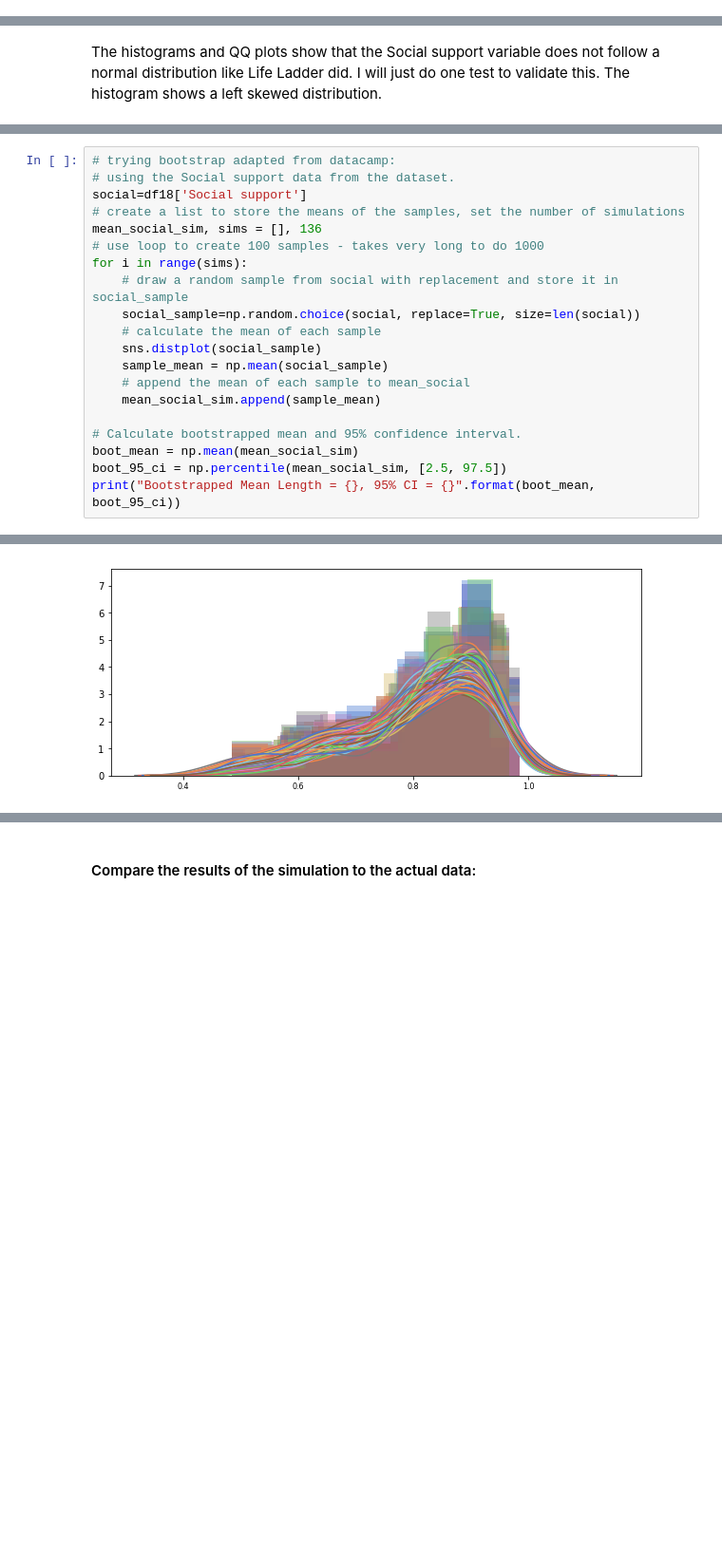
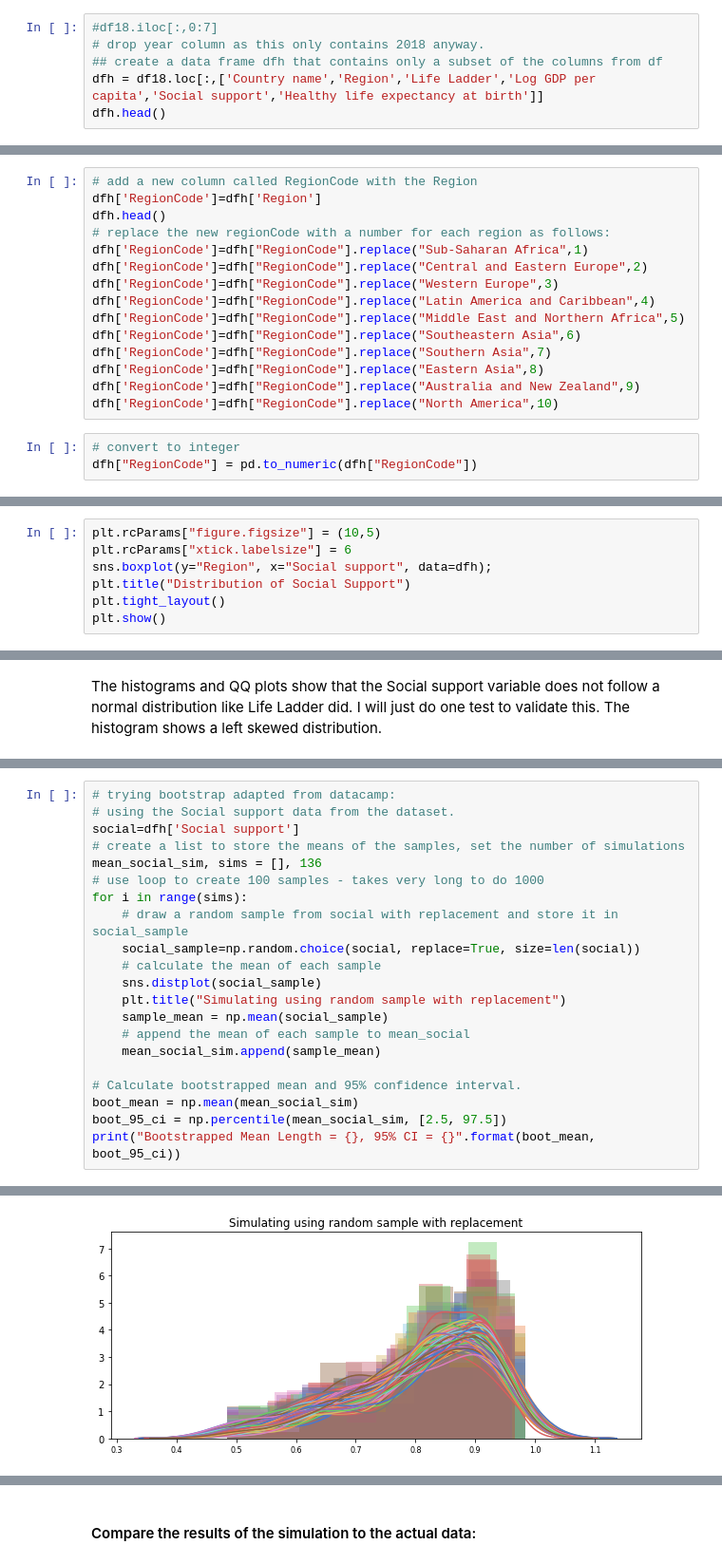
Before and after one commit to angela1C/Programming-for-Data-Analysis-Simulation-Project-2019, a Jupyter notebook: HappySimulate.ipynb, the cells around one changed output, grey strips where cells are left out. Shown at 95% size. Drawn from its saved outputs; the diff is of its cells as text; blank space fills up the shorter version.

Commit message:
restructure notebook, added region code  and looked at resampling methods

```diff
--- a/HappySimulate.ipynb
+++ b/HappySimulate.ipynb
@@ -592,0 +596,6 @@ These are all things to consider when looking at data and when attempting to sim
+# %%
+#df18.iloc[:,0:7]
+# drop year column as this only contains 2018 anyway.
+## create a data frame dfh that contains only a subset of the columns from df
+dfh = df18.loc[:,['Country name','Region','Life Ladder','Log GDP per capita','Social support','Healthy life expectancy at birth']]
+dfh.head()
@@ -592,0 +624,18 @@ These are all things to consider when looking at data and when attempting to sim
+# %%
+# add a new column called RegionCode with the Region
+dfh['RegionCode']=dfh['Region']
+dfh.head()
+# replace the new regionCode with a number for each region as follows:
+dfh['RegionCode']=dfh["RegionCode"].replace("Sub-Saharan Africa",1)
+dfh['RegionCode']=dfh["RegionCode"].replace("Central and Eastern Europe",2)
+dfh['RegionCode']=dfh["RegionCode"].replace("Western Europe",3)
+dfh['RegionCode']=dfh["RegionCode"].replace("Latin America and Caribbean",4)
+dfh['RegionCode']=dfh["RegionCode"].replace("Middle East and Northern Africa",5)
+dfh['RegionCode']=dfh["RegionCode"].replace("Southeastern Asia",6)
+dfh['RegionCode']=dfh["RegionCode"].replace("Southern Asia",7)
+dfh['RegionCode']=dfh["RegionCode"].replace("Eastern Asia",8)
+dfh['RegionCode']=dfh["RegionCode"].replace("Australia and New Zealand",9)
+dfh['RegionCode']=dfh["RegionCode"].replace("North America",10)
+# %%
+# convert to integer
+dfh["RegionCode"] = pd.to_numeric(dfh["RegionCode"])
@@ -1175,0 +1325,7 @@ Next I will look at simulating data for the Social support variable. First I loo
+# %%
+plt.rcParams["figure.figsize"] = (10,5)
+plt.rcParams["xtick.labelsize"] = 6
+sns.boxplot(y="Region", x="Social support", data=dfh);
+plt.title("Distribution of Social Support")
+plt.tight_layout()
+plt.show()
@@ -1247,7 +1483,7 @@ A bootstrapped mean and confidence interval is then calculated.
 # %%
 # trying bootstrap adapted from datacamp:
 # using the Social support data from the dataset.
-social=df18['Social support']
+social=dfh['Social support']
 # create a list to store the means of the samples, set the number of simulations
 mean_social_sim, sims = [], 136
 # use loop to create 100 samples - takes very long to do 1000
@@ -1256,6 +1492,7 @@ for i in range(sims):
     social_sample=np.random.choice(social, replace=True, size=len(social))
     # calculate the mean of each sample
     sns.distplot(social_sample)
+    plt.title("Simulating using random sample with replacement")
     sample_mean = np.mean(social_sample)
     # append the mean of each sample to mean_social
     mean_social_sim.append(sample_mean)
@@ -1269 +1506 @@ Bootstrapped Mean Length = 0.8110024102522014, 95% CI = [0.7881 0.8294]
-[figure, old version]
+[figure, new version]
```
Also changed, not shown: parts of 168 cells of this notebook.
